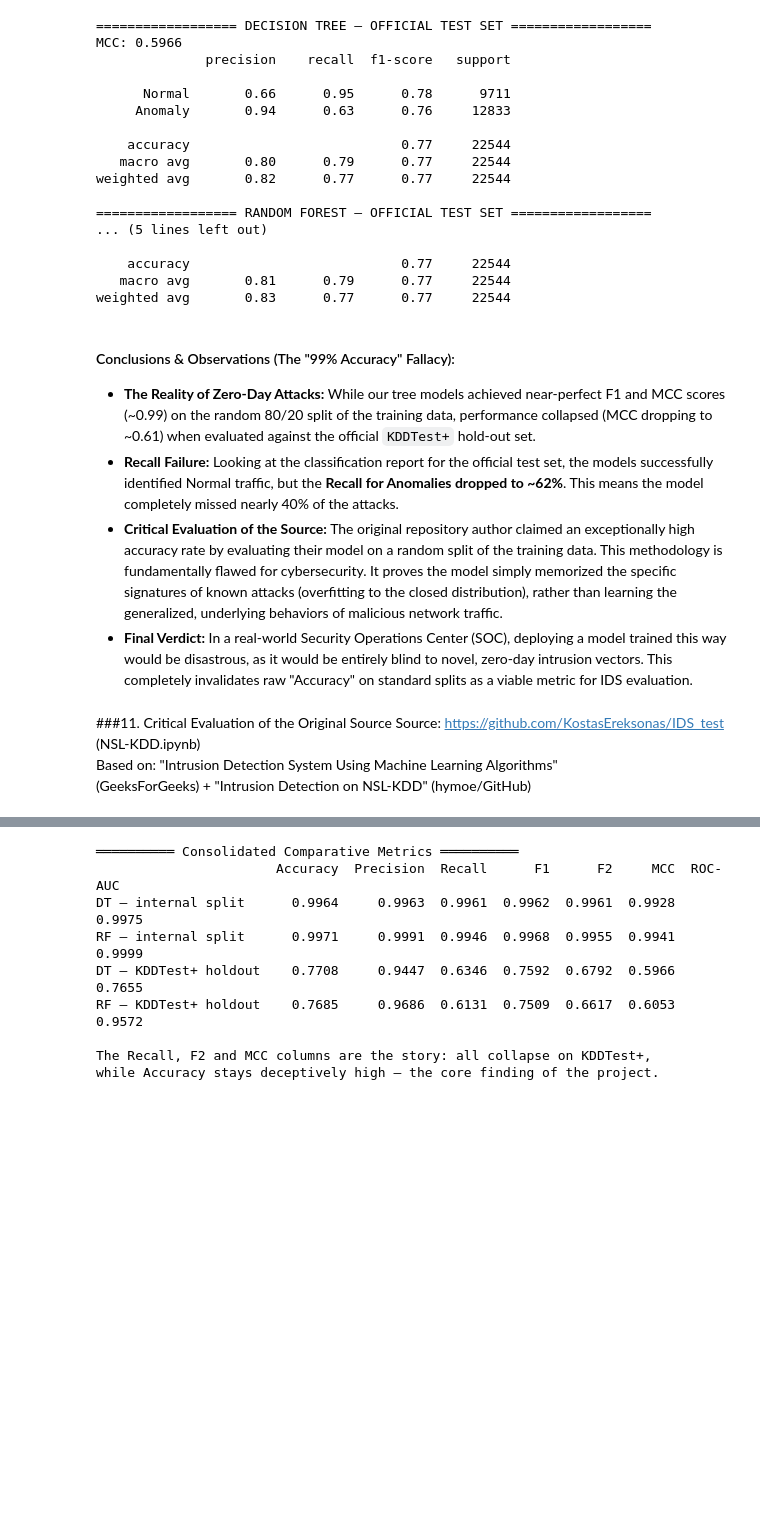
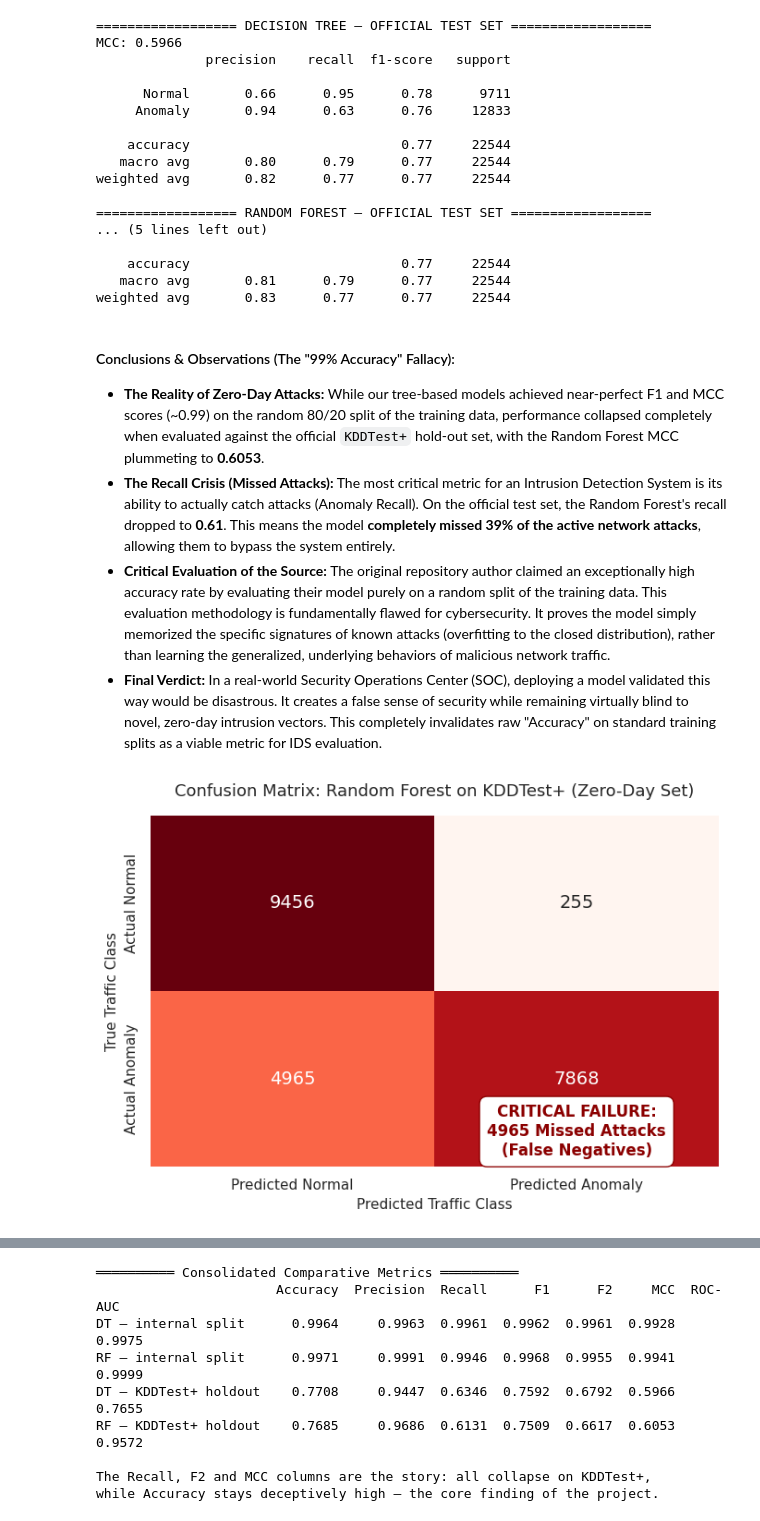
Before and after one commit to AnneClaude/IDS_Project, a Jupyter notebook: IDS_Analysis.ipynb, the cells around one changed output, grey strips where cells are left out. Cells and saved outputs as stored; diff of their text form; code cells hidden in the pictures; blank space fills up the shorter version.

```diff
--- a/IDS_Analysis.ipynb
+++ b/IDS_Analysis.ipynb
@@ -926,14 +909,38 @@ weighted avg       0.82      0.77      0.77     22544
 weighted avg       0.83      0.77      0.77     22544
 # %% [markdown]
 #### Conclusions & Observations (The "99% Accuracy" Fallacy):
-* **The Reality of Zero-Day Attacks:** While our tree models achieved near-perfect F1 and MCC scores (~0.99) on the random 80/20 split of the training data, performance collapsed (MCC dropping to ~0.61) when evaluated against the official `KDDTest+` hold-out set.
-* **Recall Failure:** Looking at the classification report for the official test set, the models successfully identified Normal traffic, but the **Recall for Anomalies dropped to ~62%**. This means the model completely missed nearly 40% of the attacks.
-* **Critical Evaluation of the Source:** The original repository author claimed an exceptionally high accuracy rate by evaluating their model on a random split of the training data. This methodology is fundamentally flawed for cybersecurity. It proves the model simply memorized the specific signatures of known attacks (overfitting to the closed distribution), rather than learning the generalized, underlying behaviors of malicious network traffic.
-* **Final Verdict:** In a real-world Security Operations Center (SOC), deploying a model trained this way would be disastrous, as it would be entirely blind to novel, zero-day intrusion vectors. This completely invalidates raw "Accuracy" on standard splits as a viable metric for IDS evaluation.
+* **The Reality of Zero-Day Attacks:** While our tree-based models achieved near-perfect F1 and MCC scores (~0.99) on the random 80/20 split of the training data, performance collapsed completely when evaluated against the official `KDDTest+` hold-out set, with the Random Forest MCC plummeting to **0.6053**.
+* **The Recall Crisis (Missed Attacks):** The most critical metric for an Intrusion Detection System is its ability to actually catch attacks (Anomaly Recall). On the official test set, the Random Forest's recall dropped to **0.61**. This means the model **completely missed 39% of the active network attacks**, allowing them to bypass the system entirely.
+* **Critical Evaluation of the Source:** The original repository author claimed an exceptionally high accuracy rate by evaluating their model purely on a random split of the training data. This evaluation methodology is fundamentally flawed for cybersecurity. It proves the model simply memorized the specific signatures of known attacks (overfitting to the closed distribution), rather than learning the generalized, underlying behaviors of malicious network traffic.
+* **Final Verdict:** In a real-world Security Operations Center (SOC), deploying a model validated this way would be disastrous. It creates a false sense of security while remaining virtually blind to novel, zero-day intrusion vectors. This completely invalidates raw "Accuracy" on standard training splits as a viable metric for IDS evaluation.
-# %% [markdown]
-###11. Critical Evaluation of the Original Source
-Source: https://github.com/KostasEreksonas/IDS_test (NSL-KDD.ipynb)
-<br>
-Based on: "Intrusion Detection System Using Machine Learning Algorithms"
-<br>
-(GeeksForGeeks) + "Intrusion Detection on NSL-KDD" (hymoe/GitHub)
+# %%
+# ── Section 10f: Visualizing the Confusion Matrix (Official Test Set) ────────
+# Objective: Generate a professional heatmap of the Confusion Matrix to
+# visually emphasize the high False Negative rate on zero-day attacks.
+
+import seaborn as sns
+from sklearn.metrics import confusion_matrix
+import matplotlib.pyplot as plt
+
+# Generate the Confusion Matrix for the Random Forest on the Official Test Set
+cm_official = confusion_matrix(y_test_official, rf_preds_official)
+
+plt.figure(figsize=(7, 5))
+sns.heatmap(cm_official, annot=True, fmt='d', cmap='Reds', cbar=False,
+            xticklabels=['Predicted Normal', 'Predicted Anomaly'],
+            yticklabels=['Actual Normal', 'Actual Anomaly'],
+            annot_kws={"size": 14})
+
+plt.title('Confusion Matrix: Random Forest on KDDTest+ (Zero-Day Set)', fontsize=13, pad=15)
+plt.ylabel('True Traffic Class', fontsize=11)
+plt.xlabel('Predicted Traffic Class', fontsize=11)
+
+# Add a text box highlighting the False Negatives
+plt.text(1.5, 1.8, f'CRITICAL FAILURE:\n{cm_official[1,0]} Missed Attacks\n(False Negatives)',
+         color='darkred', weight='bold', ha='center', va='center',
+         bbox=dict(facecolor='white', edgecolor='darkred', boxstyle='round,pad=0.5'))
+
+plt.tight_layout()
+plt.show()
+# %% [output]
+[figure, added]
```
Also changed, not shown: parts of 18 cells of this notebook.
